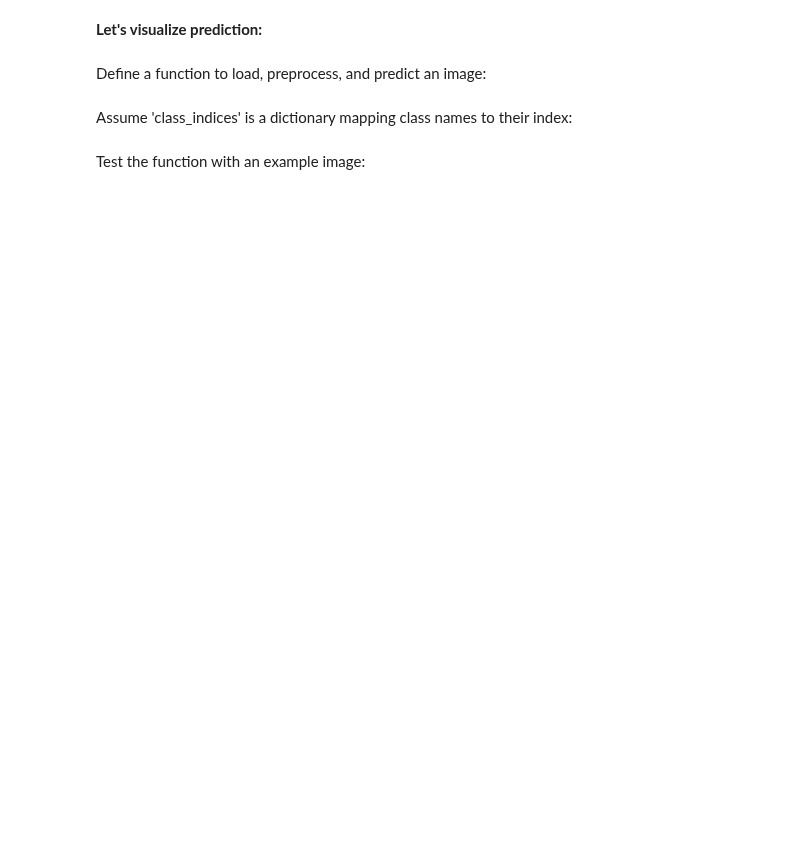
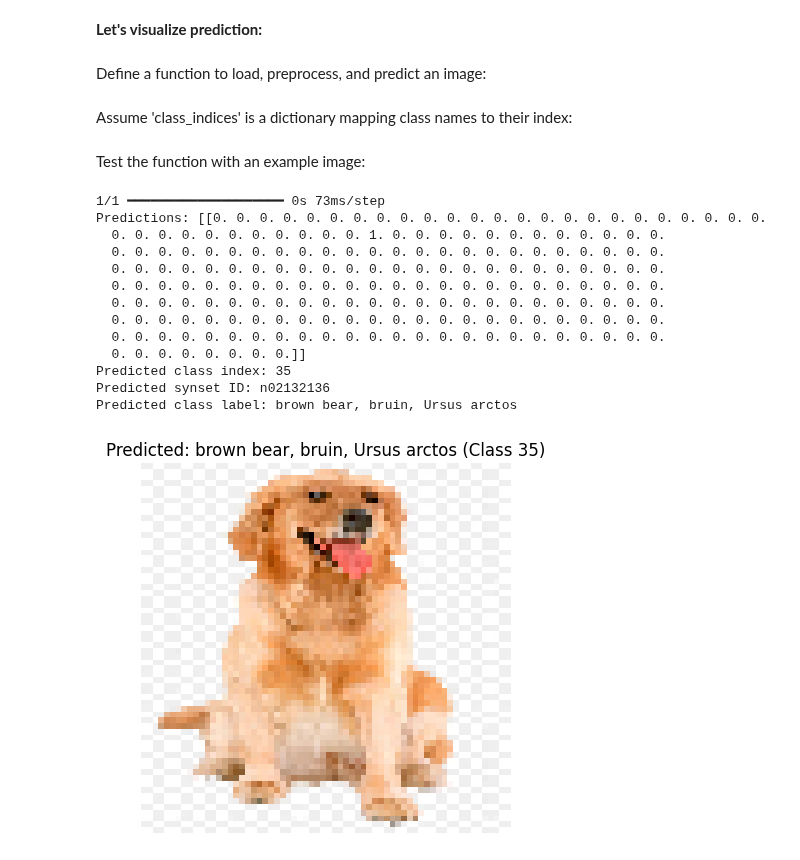
Before and after one commit to Korniev/Machine-Learning-projects, a Jupyter notebook: image_classification_tiny_imagenet_efficientB3.ipynb, the cells around one changed output. Saved outputs shown, nothing was run; the diff lists cells and outputs as text; code cells hidden in the pictures; blank space fills up the shorter version.

Commit message:
train and prediction with EfficientB3

```diff
--- a/image_classification_tiny_imagenet_efficientB3.ipynb
+++ b/image_classification_tiny_imagenet_efficientB3.ipynb
@@ -154,10 +182,23 @@ import matplotlib.pyplot as plt
 from tensorflow.keras.preprocessing.image import load_img, img_to_array
 from tensorflow.keras.applications.resnet50 import preprocess_input
 from tensorflow.keras.models import load_model
+# %%
+# Create a mapping from synset IDs to human-readable labels
+def load_class_labels(filepath):
+    class_labels = {}
+    with open(filepath, 'r') as f:
+        for line in f.readlines():
+            parts = line.strip().split('\t')
+            synset_id = parts[0]
+            label = parts[1]
+            class_labels[synset_id] = label
+    return class_labels
+
+class_labels = load_class_labels('/content/tiny-imagenet-200/words.txt')
 # %% [markdown]
 Define a function to load, preprocess, and predict an image:
 # %%
-def predict_and_visualize(image_path, model, class_indices):
+def predict_and_visualize(image_path, model, class_indices, class_labels):
     # Load and preprocess the image
     img = load_img(image_path, target_size=(64, 64))
     img_array = img_to_array(img)
@@ -169,12 +210,14 @@ def predict_and_visualize(image_path, model, class_indices):
     predicted_class_index = np.argmax(predictions, axis=1)[0]
 
     # Decode the prediction
-    class_labels = {v: k for k, v in class_indices.items()}
-    predicted_class_label = class_labels[predicted_class_index]
+    class_labels_reverse = {v: k for k, v in class_indices.items()}
+    predicted_synset_id = class_labels_reverse[predicted_class_index]
+    predicted_class_label = class_labels[predicted_synset_id]
 
     # Print prediction probabilities for debugging
     print(f"Predictions: {predictions}")
     print(f"Predicted class index: {predicted_class_index}")
+    print(f"Predicted synset ID: {predicted_synset_id}")
     print(f"Predicted class label: {predicted_class_label}")
 
     # Visualize the result
@@ -189,4 +232,19 @@ class_indices = train_generator.class_indices
 # %% [markdown]
 Test the function with an example image:
 # %%
-predict_and_visualize('/content/ind3.webp', model, class_indices)
+predict_and_visualize('/content/1.png', model, class_indices, class_labels)
+# %% [output]
+1/1 ━━━━━━━━━━━━━━━━━━━━ 0s 73ms/step
+Predictions: [[0. 0. 0. 0. 0. 0. 0. 0. 0. 0. 0. 0. 0. 0. 0. 0. 0. 0. 0. 0. 0. 0. 0. 0.
+  0. 0. 0. 0. 0. 0. 0. 0. 0. 0. 0. 1. 0. 0. 0. 0. 0. 0. 0. 0. 0. 0. 0. 0.
+  0. 0. 0. 0. 0. 0. 0. 0. 0. 0. 0. 0. 0. 0. 0. 0. 0. 0. 0. 0. 0. 0. 0. 0.
+  0. 0. 0. 0. 0. 0. 0. 0. 0. 0. 0. 0. 0. 0. 0. 0. 0. 0. 0. 0. 0. 0. 0. 0.
+  0. 0. 0. 0. 0. 0. 0. 0. 0. 0. 0. 0. 0. 0. 0. 0. 0. 0. 0. 0. 0. 0. 0. 0.
+  0. 0. 0. 0. 0. 0. 0. 0. 0. 0. 0. 0. 0. 0. 0. 0. 0. 0. 0. 0. 0. 0. 0. 0.
+  0. 0. 0. 0. 0. 0. 0. 0. 0. 0. 0. 0. 0. 0. 0. 0. 0. 0. 0. 0. 0. 0. 0. 0.
+  0. 0. 0. 0. 0. 0. 0. 0. 0. 0. 0. 0. 0. 0. 0. 0. 0. 0. 0. 0. 0. 0. 0. 0.
+  0. 0. 0. 0. 0. 0. 0. 0.]]
+Predicted class index: 35
+Predicted synset ID: n02132136
+Predicted class label: brown bear, bruin, Ursus arctos
+[figure, added]
```
Also changed, not shown: parts of 8 cells of this notebook.
